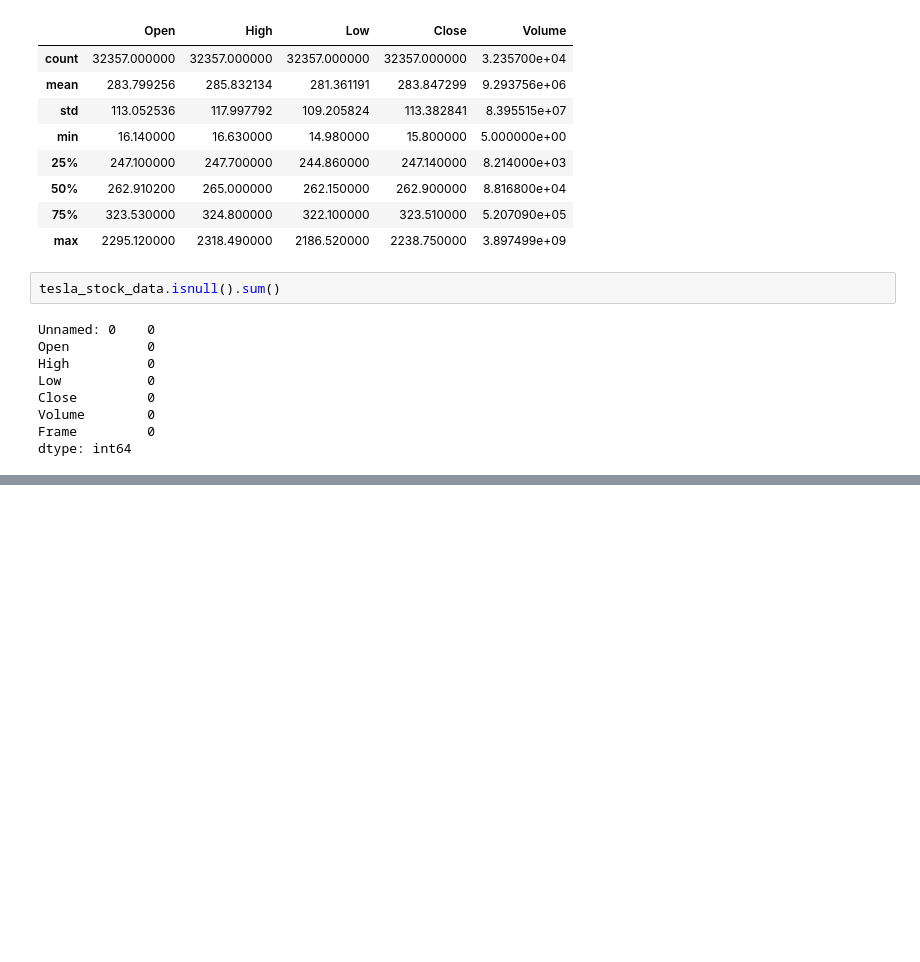
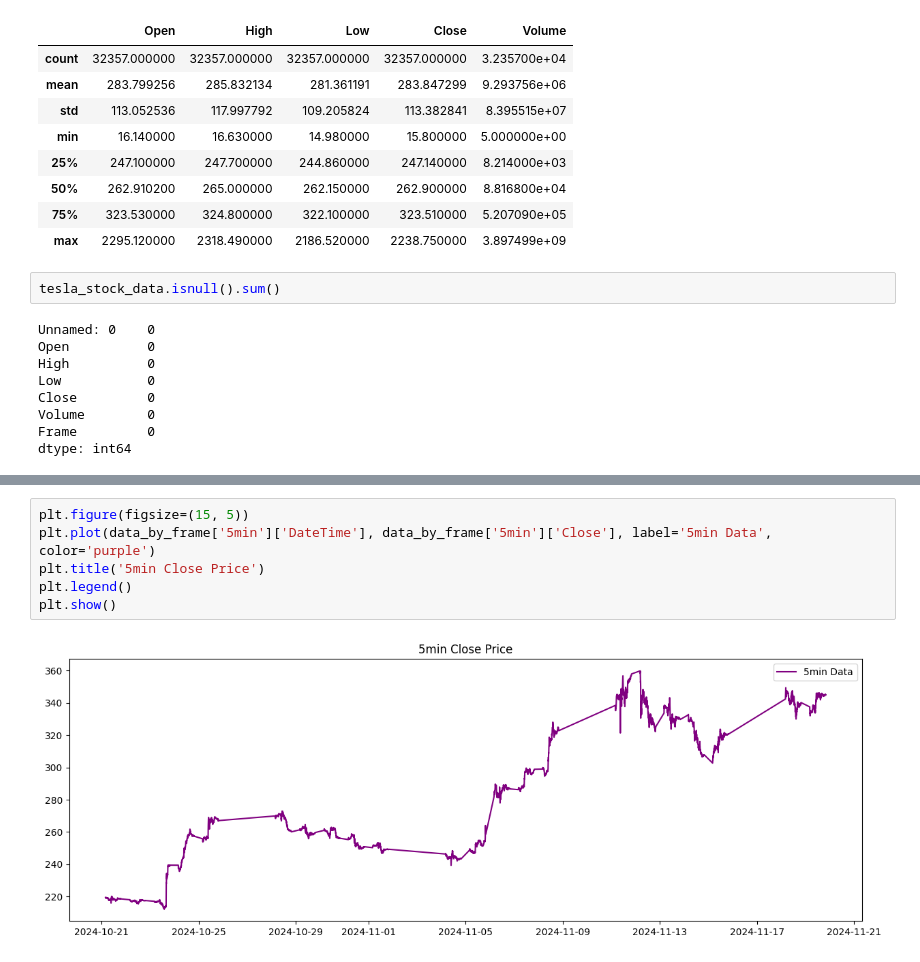
Before and after one commit to taladowiekat/tesla_stock_price_prediction, a Jupyter notebook: TSLA_Stock_Prediction.ipynb, the cells around one changed output, grey strips where cells are left out. Drawn from its saved outputs; the diff is of its cells as text; blank space fills up the shorter version.

```diff
--- a/TSLA_Stock_Prediction.ipynb
+++ b/TSLA_Stock_Prediction.ipynb
@@ -212,0 +305,8 @@ plt.show()
+# %%
+plt.figure(figsize=(15, 5))
+plt.plot(data_by_frame['5min']['DateTime'], data_by_frame['5min']['Close'], label='5min Data', color='purple')
+plt.title('5min Close Price')
+plt.legend()
+plt.show()
+# %% [output]
+[figure, added]
```
Also changed, not shown: parts of 43 cells of this notebook.
